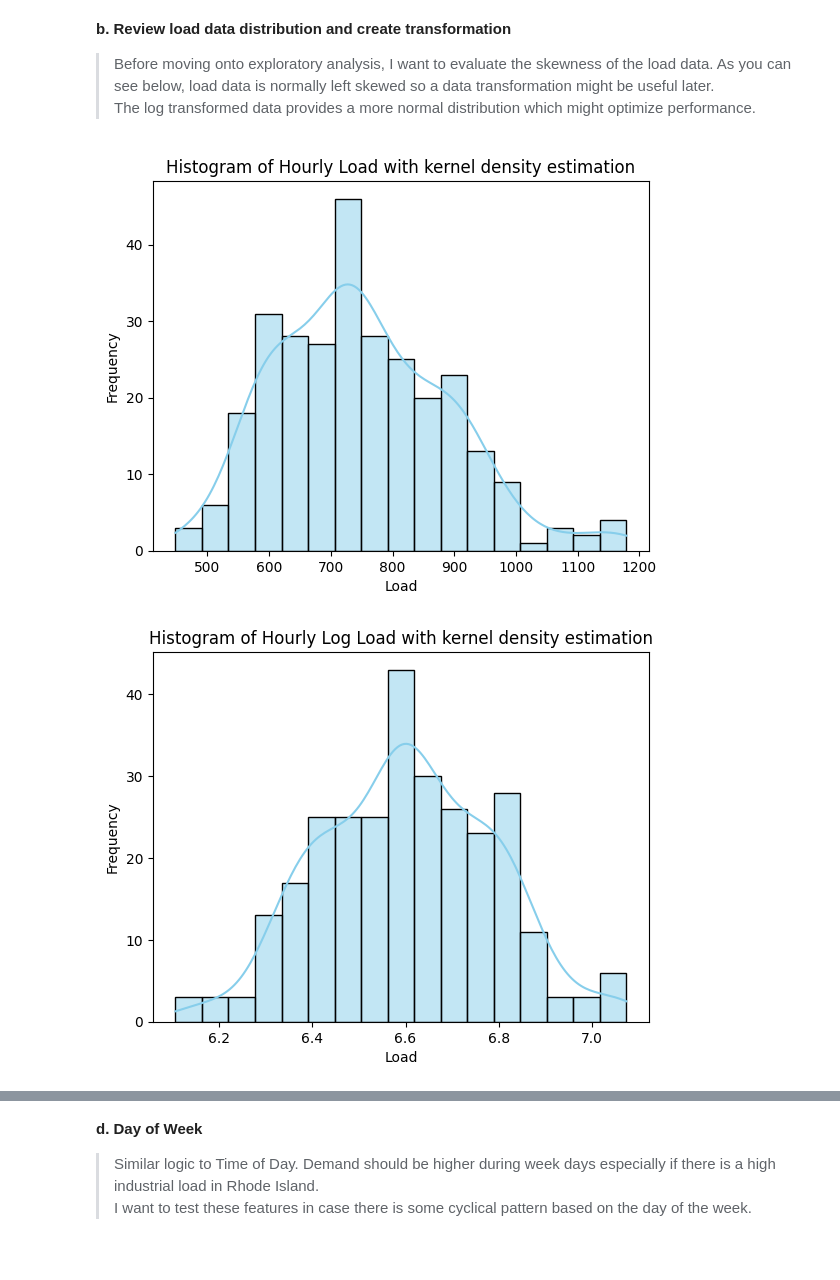
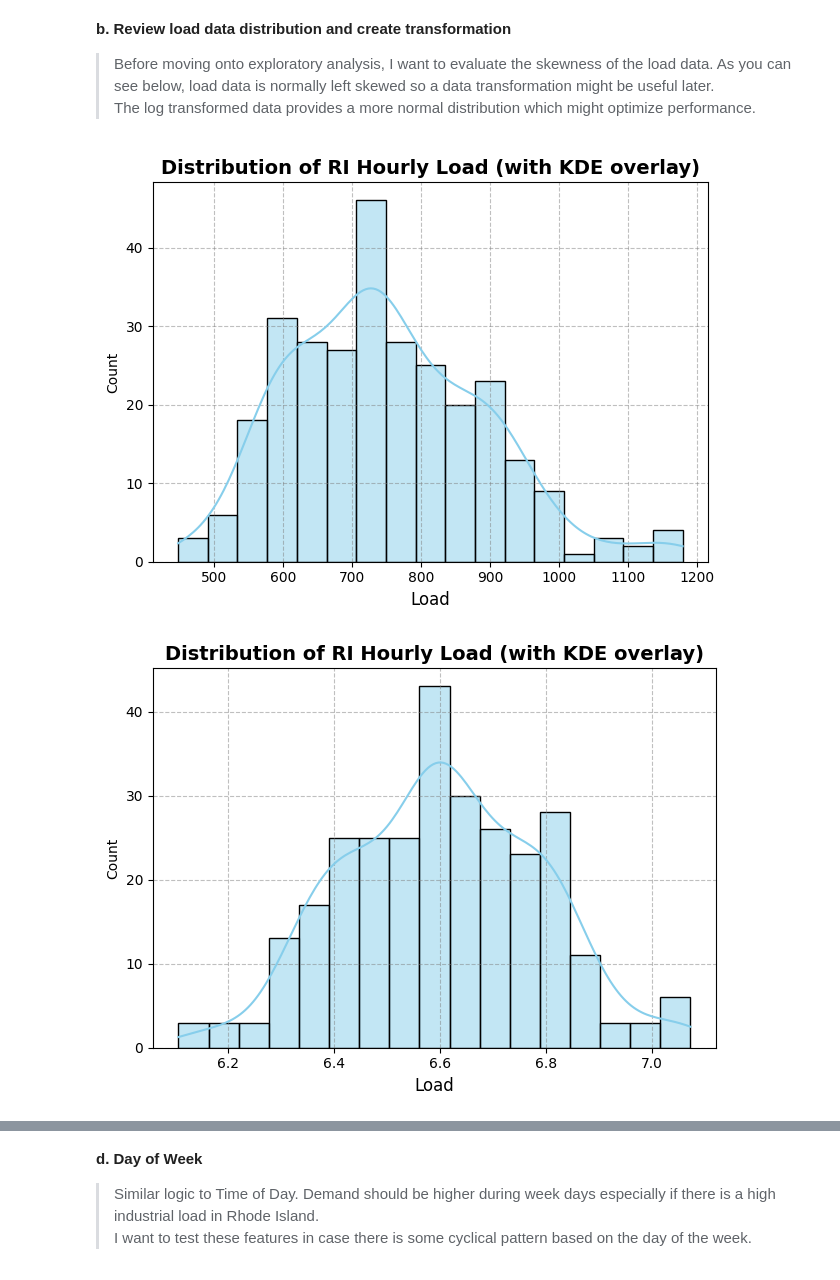
Before and after one commit to connorthornhill9/manitoba_wheat_and_RI_demand, a Jupyter notebook: Scripts/Forecaster Take Home - Rhode Island Peak Demand.ipynb, the cells around one changed output, grey strips where cells are left out. Cells and saved outputs as stored; diff of their text form; code cells hidden in the pictures.

```diff
--- a/Scripts/Forecaster Take Home - Rhode Island Peak Demand.ipynb
+++ b/Scripts/Forecaster Take Home - Rhode Island Peak Demand.ipynb
@@ -128,15 +127,17 @@ The log transformed data provides a more normal distribution which might optimiz
 # %%
 load_data = load_weather_df['load']
 
 bin_num = np.sqrt(load_data.count()).round(0).astype('int')
 sns.histplot(load_data, kde = True, bins = bin_num, color = 'skyblue')
 
-plt.xlabel('Load')
-plt.ylabel('Frequency')
-plt.title('Histogram of Hourly Load with kernel density estimation')
+plt.title('Distribution of RI Hourly Load (with KDE overlay)', fontsize = 14, weight = 'bold')
+plt.xlabel("Load", fontsize=12)
+plt.grid(visible=True, color='gray', linestyle='--', alpha=0.5)
+plt.ticklabel_format(axis='x', style='plain')
+plt.tight_layout()
 plt.show()
 # %% [output]
-[figure, old version]
+[figure, new version]
 # %%
 load_weather_df['load_log'] = np.log(load_weather_df['load'] + 1)
 load_log_data = load_weather_df['load_log']
@@ -144,12 +145,15 @@ load_log_data = load_weather_df['load_log']
 bin_num = np.sqrt(load_data.count()).round(0).astype('int')
 sns.histplot(load_log_data, kde = True, bins = bin_num, color = 'skyblue')
 
-plt.xlabel('Load')
-plt.ylabel('Frequency')
-plt.title('Histogram of Hourly Log Load with kernel density estimation')
+plt.title('Distribution of RI Hourly Load (with KDE overlay)', fontsize = 14, weight = 'bold')
+plt.xlabel("Load", fontsize=12)
+plt.grid(visible=True, color='gray', linestyle='--', alpha=0.5)
+plt.ticklabel_format(axis='x', style='plain')
+plt.tight_layout()
 plt.show()
+plt.show()
 # %% [output]
-[figure, old version]
+[figure, new version]
 # %% [markdown]
 **c. Time of Day**
 > Adding time of day features represented as a continuous variable. Transforming the hour column into sine and cosines should assist in categorizing the data closer to something like "Morning", "Afternoon", and "Evening".\
```
Also changed, not shown: parts of 5 cells of this notebook, 1 other file.
